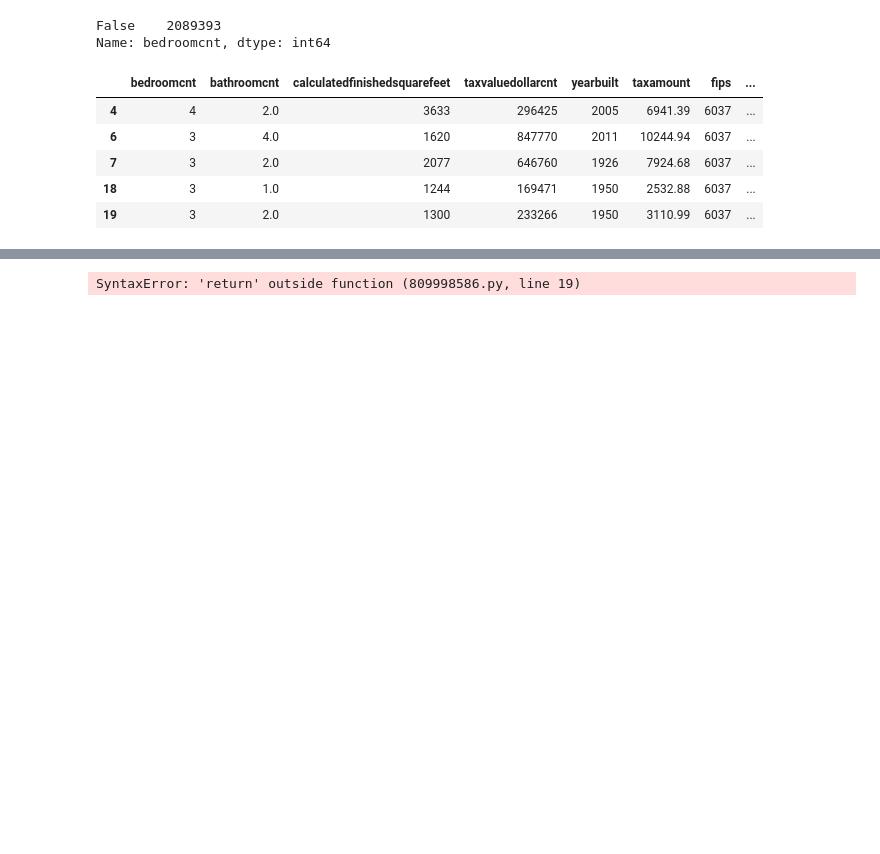
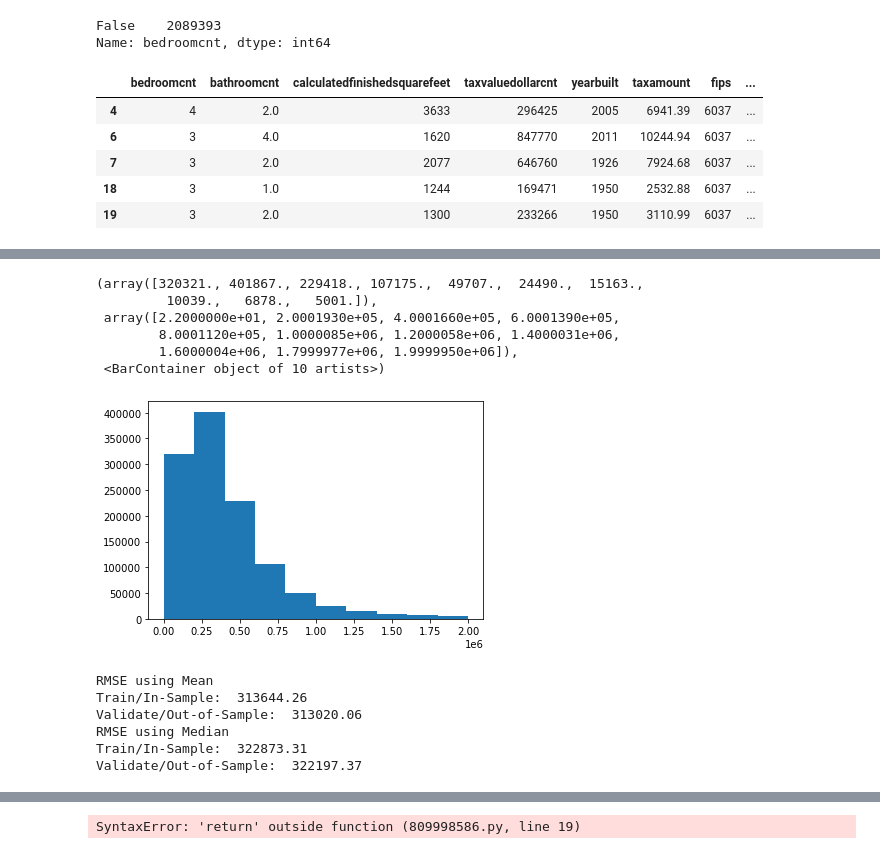
Before and after one commit to tim-keriazes/regression_exercises, a Jupyter notebook: regression_modeling.ipynb, the cells around one changed output, grey strips where cells are left out. Cells and saved outputs as stored; diff of their text form; code cells hidden in the pictures; blank space fills up the shorter version.

```diff
--- a/regression_modeling.ipynb
+++ b/regression_modeling.ipynb
@@ -197,3 +201,5 @@ df.head()
 | 7 | 3 | 2.0 | 2077 | 646760 | 1926 | 7924.68 | 6037 | ... |
 | 18 | 3 | 1.0 | 1244 | 169471 | 1950 | 2532.88 | 6037 | ... |
 | 19 | 3 | 2.0 | 1300 | 233266 | 1950 | 3110.99 | 6037 | ... |
+# %%
+df["fips"] = df["fips"].astype(str)
@@ -203,0 +377,10 @@ df.head()
+# %%
+plt.hist(y_train)
+# %% [output]
+(array([320321., 401867., 229418., 107175.,  49707.,  24490.,  15163.,
+         10039.,   6878.,   5001.]),
+ array([2.2000000e+01, 2.0001930e+05, 4.0001660e+05, 6.0001390e+05,
+        8.0001120e+05, 1.0000085e+06, 1.2000058e+06, 1.4000031e+06,
+        1.6000004e+06, 1.7999977e+06, 1.9999950e+06]),
+ <BarContainer object of 10 artists>)
+[figure, added]
@@ -203,0 +390,31 @@ df.head()
+# %%
+# 1. Predict home_value_pred_mean
+home_value_pred_mean = y_train['taxvaluedollarcnt'].mean()
+y_train['home_value_pred_mean'] = home_value_pred_mean
+y_validate['home_value_pred_mean'] = home_value_pred_mean
+
+# 2. compute home_value_pred_median
+home_value_median = y_train['taxvaluedollarcnt'].median()
+y_train['home_value_median'] = home_value_median
+y_validate['home_value_median'] = home_value_median
+
+# 3. RMSE of home_value_pred_mean
+rmse_train = mean_squared_error(y_train.taxvaluedollarcnt, y_train.home_value_pred_mean)**(1/2)
+rmse_validate = mean_squared_error(y_validate.taxvaluedollarcnt, y_validate.home_value_pred_mean)**(1/2)
+
+print("RMSE using Mean\nTrain/In-Sample: ", round(rmse_train, 2),
+      "\nValidate/Out-of-Sample: ", round(rmse_validate, 2))
+
+# 4. RMSE of home_value_pred_median
+rmse_train = mean_squared_error(y_train.taxvaluedollarcnt, y_train.home_value_median)**(1/2)
+rmse_validate = mean_squared_error(y_validate.taxvaluedollarcnt, y_validate.home_value_median)**(1/2)
+
+print("RMSE using Median\nTrain/In-Sample: ", round(rmse_train, 2),
+      "\nValidate/Out-of-Sample: ", round(rmse_validate, 2))
+# %% [output]
+RMSE using Mean
+Train/In-Sample:  313644.26
+Validate/Out-of-Sample:  313020.06
+RMSE using Median
+Train/In-Sample:  322873.31
+Validate/Out-of-Sample:  322197.37
```
Also changed, not shown: parts of 72 cells of this notebook.
